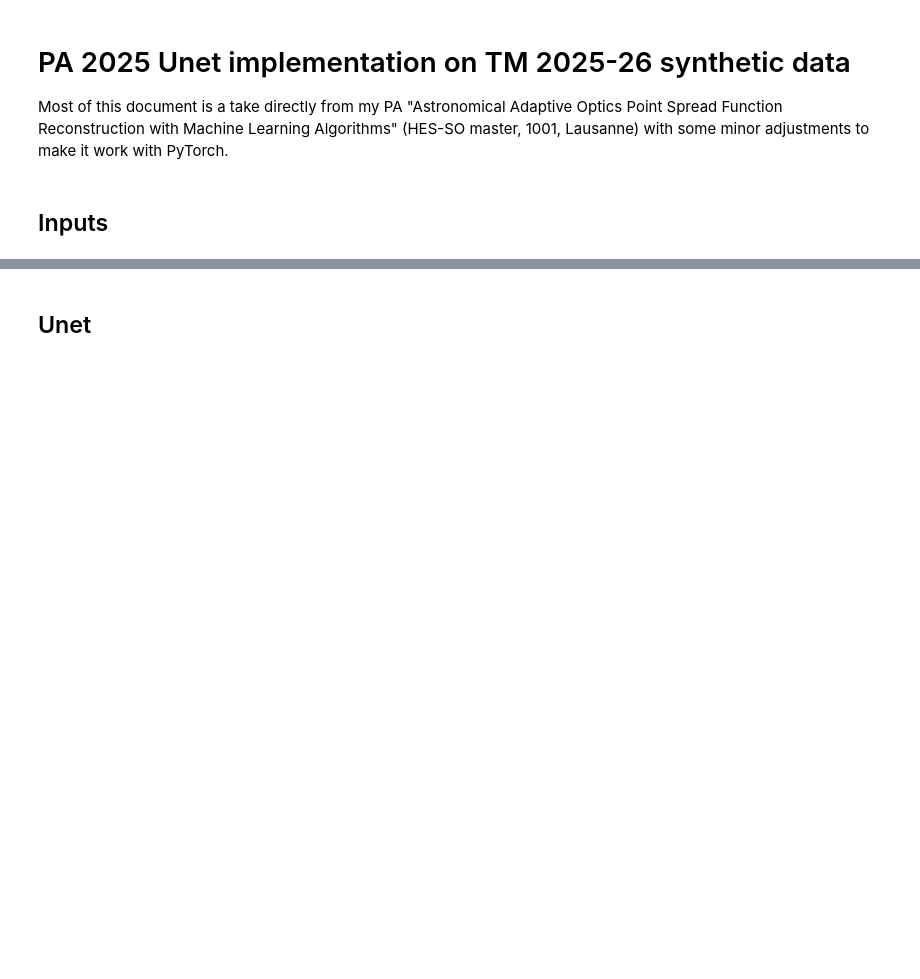
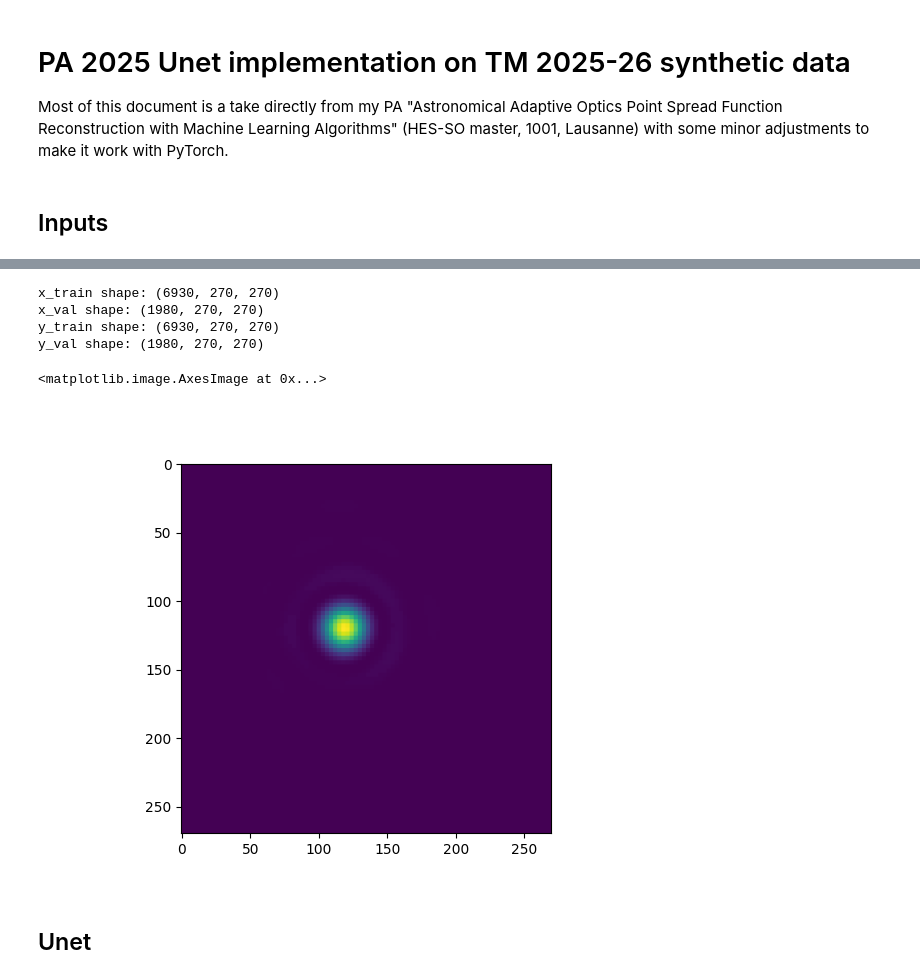
Before and after one commit to HumbertDominique/PSF-R-ML, a Jupyter notebook: unet_26.ipynb, the cells around one changed output, grey strips where cells are left out. Cells and saved outputs as stored; diff of their text form; code cells hidden in the pictures; blank space fills up the shorter version.

Commit message:
corrected the pixel_adder

```diff
--- a/unet_26.ipynb
+++ b/unet_26.ipynb
@@ -74,16 +46,16 @@ image_size = (270, 270)
 # WFS_y = np.zeros((10100, *image_size))
 # with h5py.File(inputDir+"ao_WFS_x_prep_1.h5", 'r') as temp:
 #     key = list(temp.keys())
-#     # WFS_x = pixel_adder(temp[key[0]][()][:], scale_factor = [8,8], final_shape = None)
+#     # WFS_x = unet.pixel adder(temp[key[0]][()][:], scale_factor = [8,8], final_shape = None)
 #     tempData = temp[key[0]][()][:]
 #     for i in range(tempData.shape[0]):
-#         WFS_x[i] = pixel_adder(tempData[i], final_shape= [80, 80])
+#         WFS_x[i] = unet.pixel adder(tempData[i], final_shape= [80, 80])
 
 # with h5py.File(inputDir+"ao_WFS_y_prep_1.h5", 'r') as temp:
 #     key = list(temp.keys())
 #     tempData = temp[key[0]][()][:]
 #     for i in range(tempData.shape[0]):
-#         WFS_y[i] = pixel_adder(tempData[i], final_shape = [80,80])
+#         WFS_y[i] = unet.pixel adder(tempData[i], final_shape = [80,80])
 # data = np.stack((WFS_x, WFS_y), axis=1)
 # print(WFS_x.shape)
 # print(WFS_y.shape)
@@ -92,35 +64,42 @@ image_size = (270, 270)
 # plt.imshow(WFS_x[0], cmap='gray')
 # plt.colorbar()
 
 with h5py.File(inputDir+"ao_lightfield_train_1.h5", 'r') as temp:
     key = list(temp.keys())
     x_train = temp[key[0]][()][:]
 with h5py.File(inputDir+"ao_lightfield_val_1.h5", 'r') as temp:
     key = list(temp.keys())
     x_val = temp[key[0]][()][:]
 
 print(f"x_train shape: {x_train.shape}")
 print(f"x_val shape: {x_val.shape}")
 
 with h5py.File(inputDir+"ao_psf_train_1.h5", 'r') as temp:
     key = list(temp.keys())
     tempData = temp[key[0]][()][:]
     y_train = np.zeros((tempData.shape[0], 270, 270))
     for i in range(tempData.shape[0]):
-        y_train[i] = pixel_adder(tempData[i], final_shape=[270, 270])
+        y_train[i] = unet.pixel adder(tempData[i], final_shape=[270, 270])
 with h5py.File(inputDir+"ao_psf_val_1.h5", 'r') as temp:
     key = list(temp.keys())
     tempData = temp[key[0]][()][:]
     y_val = np.zeros((tempData.shape[0], 270, 270))
     for i in range(tempData.shape[0]):
-        y_val[i] = pixel_adder(tempData[i], final_shape=[270, 270])
+        y_val[i] = unet.pixel adder(tempData[i], final_shape=[270, 270])
 
 print(f"y_train shape: {y_train.shape}")
 print(f"y_val shape: {y_val.shape}")
 
 plt.close(0)
 plt.figure(0)
 plt.imshow(y_train[0])
+# %% [output]
+x_train shape: (6930, 270, 270)
+x_val shape: (1980, 270, 270)
+y_train shape: (6930, 270, 270)
+y_val shape: (1980, 270, 270)
+<matplotlib.image.AxesImage at 0x...>
+[figure, added]
 # %% [markdown]
 ## Unet
 # %%
```
Also changed, not shown: parts of 2 cells of this notebook, 4 other files.
